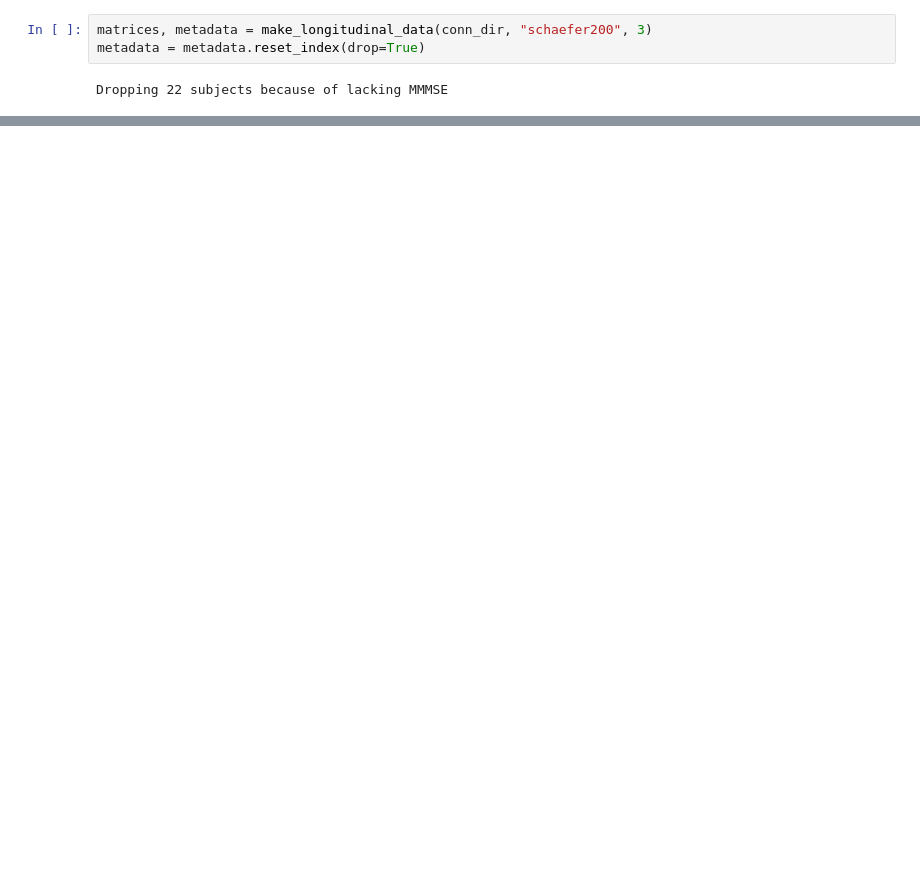
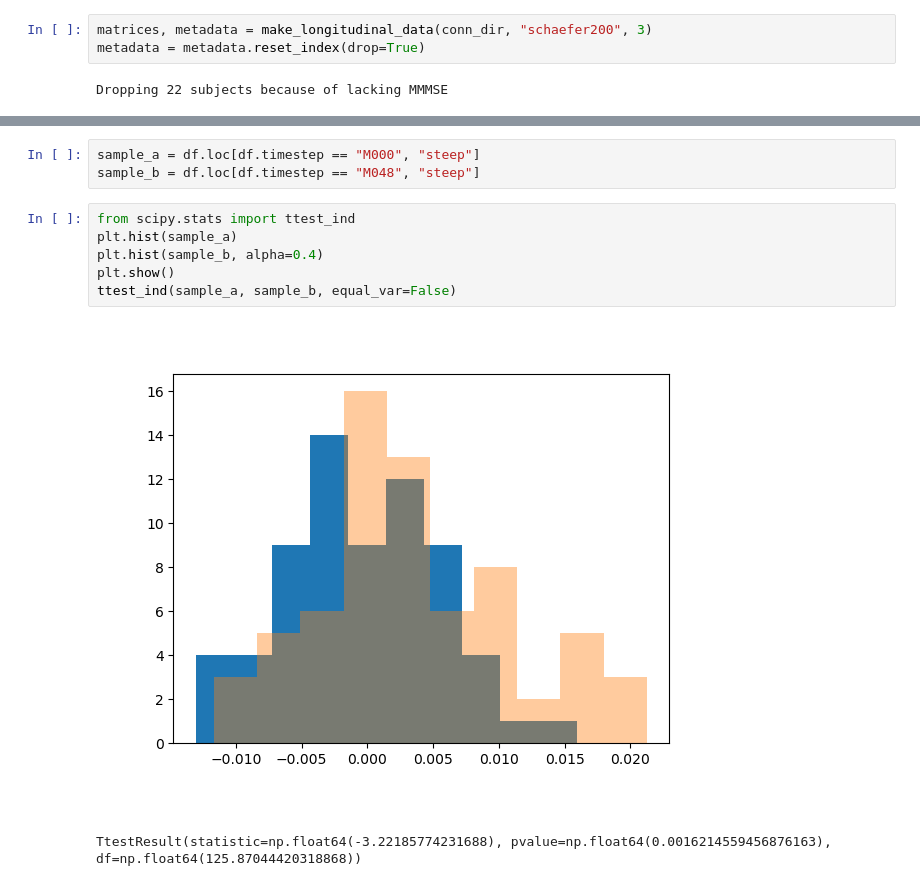
Before and after one commit to jonathan-legrand/memento-postproc, a Jupyter notebook: longitudinal_study.ipynb, the cells around one changed output, grey strips where cells are left out. Cells and saved outputs as stored; diff of their text form; blank space fills up the shorter version.

```diff
--- a/longitudinal_study.ipynb
+++ b/longitudinal_study.ipynb
@@ -102,0 +132,12 @@ plt.show()
+# %%
+sample_a = df.loc[df.timestep == "M000", "steep"]
+sample_b = df.loc[df.timestep == "M048", "steep"]
+# %%
+from scipy.stats import ttest_ind
+plt.hist(sample_a)
+plt.hist(sample_b, alpha=0.4)
+plt.show()
+ttest_ind(sample_a, sample_b, equal_var=False)
+# %% [output]
+[figure, added]
+TtestResult(statistic=np.float64(-3.22185774231688), pvalue=np.float64(0.0016214559456876163), df=np.float64(125.87044420318868))
```
Also changed, not shown: parts of 12 cells of this notebook, 2 other files.
